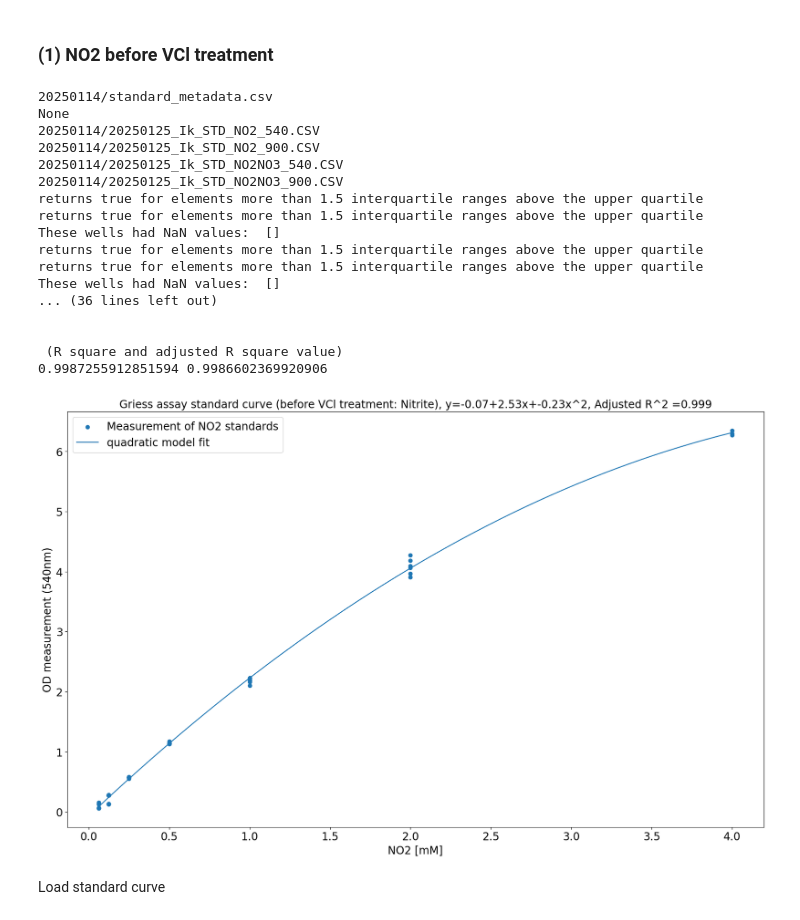
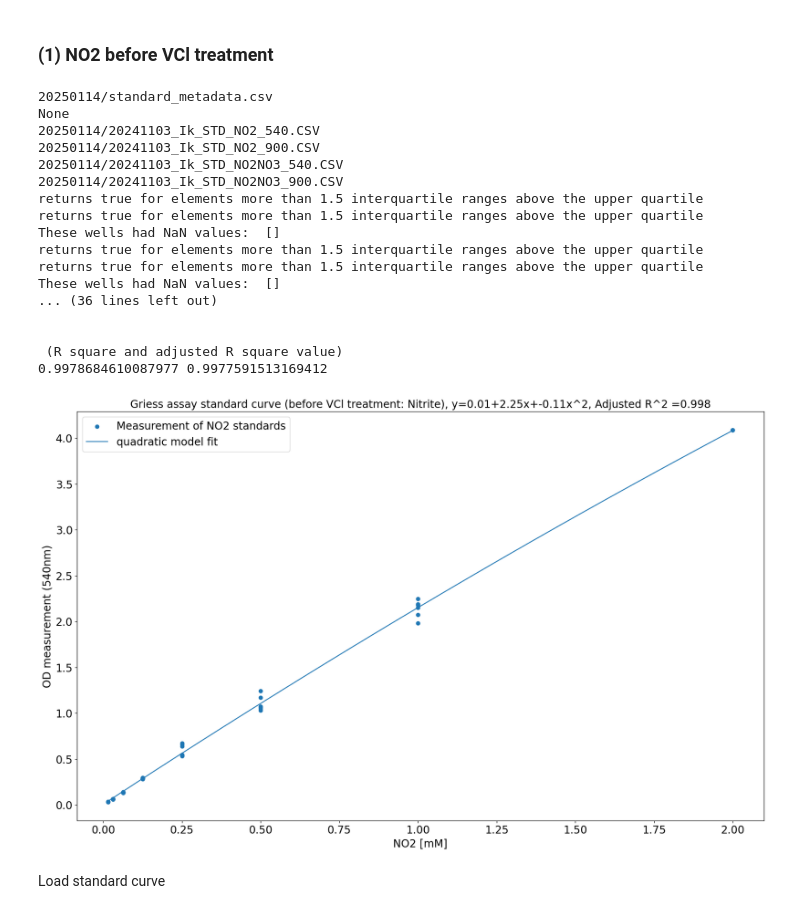
Before and after one commit to ikchangcho/cascade, a Jupyter notebook: plots_standard_20250115.ipynb, the cells around one changed output. Saved outputs shown, nothing was run; the diff lists cells and outputs as text; code cells hidden in the pictures.

```diff
--- a/plots_standard_20250115.ipynb
+++ b/plots_standard_20250115.ipynb
@@ -32,47 +35,47 @@ filepath = '20250114'
 ### (1) NO2 before VCl treatment
 # %%
 #fit griess assay model using standard curves
-std_meta_fn = f"{filepath}/standard_metadata.csv"
+std_meta_fn = glob.glob(f"{filepath}/*standard_metadata.csv")[0]
 print(std_meta_fn)
 std_no2_fn = None
 print(std_no2_fn)
 std_no2_540_fn = glob.glob(f"{filepath}/*_Ik_STD_NO2_540*")[0]
 print(std_no2_540_fn)
 std_no2_900_fn = glob.glob(f"{filepath}/*_Ik_STD_NO2_900*")[0]
 print(std_no2_900_fn)
 
 std_no2no3_fn = None
-std_no2no3_540_fn = glob.glob(f"{filepath}/*_Ik_STD_NO2NO3_540*")[0]
+std_no2no3_540_fn = glob.glob(f"{filepath}/*_Ik_STD_NO2NO3_*540*")[0]
 print(std_no2no3_540_fn)
-std_no2no3_900_fn = glob.glob(f"{filepath}/*_Ik_STD_NO2NO3_900*")[0]
+std_no2no3_900_fn = glob.glob(f"{filepath}/*_Ik_STD_NO2NO3_*900*")[0]
 print(std_no2no3_900_fn)
 
 # plot standard curve
 gr.plot_griess_fit(meta_fn = std_meta_fn, no2_fn = std_no2_fn, no2_540_fn=std_no2_540_fn, no2_900_fn=std_no2_900_fn, no2no3_fn=None, no2no3_540_fn = std_no2no3_540_fn, no2no3_900_fn = std_no2no3_900_fn)
 plt.savefig(f'{filepath}/plots/standard_no2.png')
 
 # fitted parameters
 fit_list = gr.fit_griess(meta_fn = std_meta_fn, no2_fn = std_no2_fn, no2_540_fn=std_no2_540_fn, no2_900_fn=std_no2_900_fn, no2no3_fn=None, no2no3_540_fn = std_no2no3_540_fn, no2no3_900_fn = std_no2no3_900_fn)
 [[no2_blank,no2no3_blank], g_fit, v_fit, no3_fit] = fit_list
 # %% [output]
 20250114/standard_metadata.csv
 None
-20250114/20250125_Ik_STD_NO2_540.CSV
-20250114/20250125_Ik_STD_NO2_900.CSV
-20250114/20250125_Ik_STD_NO2NO3_540.CSV
-20250114/20250125_Ik_STD_NO2NO3_900.CSV
+20250114/20241103_Ik_STD_NO2_540.CSV
+20250114/20241103_Ik_STD_NO2_900.CSV
+20250114/20241103_Ik_STD_NO2NO3_540.CSV
+20250114/20241103_Ik_STD_NO2NO3_900.CSV
 returns true for elements more than 1.5 interquartile ranges above the upper quartile
 returns true for elements more than 1.5 interquartile ranges above the upper quartile
 These wells had NaN values:  []
 returns true for elements more than 1.5 interquartile ranges above the upper quartile
 returns true for elements more than 1.5 interquartile ranges above the upper quartile
 These wells had NaN values:  []
 ... (36 lines left out)
 
 
  (R square and adjusted R square value)
-0.9987255912851594 0.9986602369920906
+0.9978684610087977 0.9977591513169412
-[figure, old version]
+[figure, new version]
 # %% [markdown]
 Load standard curve
 # %% [markdown]
```
Also changed, not shown: parts of 3 cells of this notebook, 34 other files.
